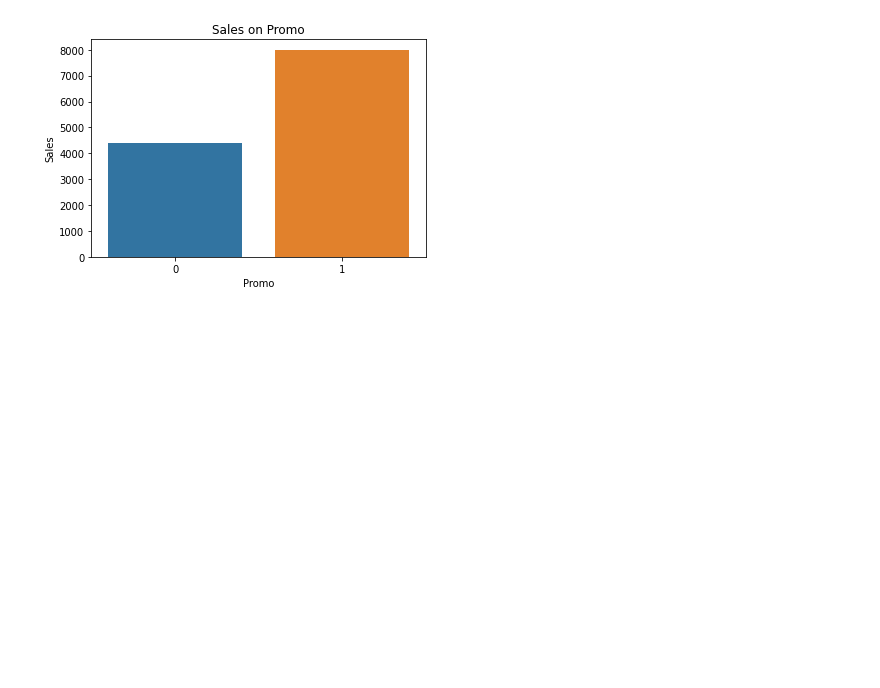
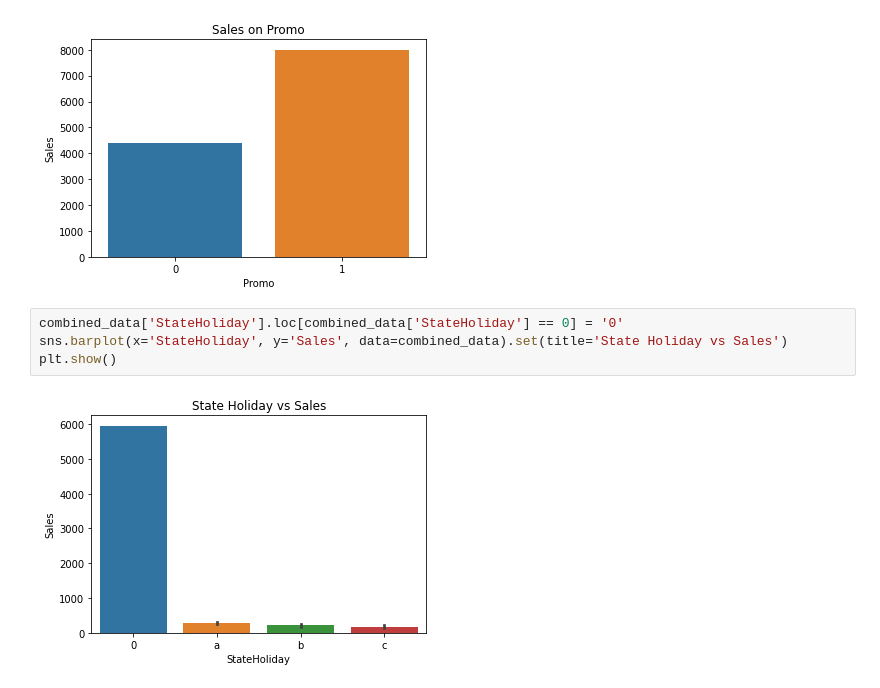
Before and after one commit to pavanibill/Hotel-booking-data-analysis, a Jupyter notebook: Pavani_of_Copy_of_Rossmann_Sales_Prediction_Capstone_Project.ipynb, the cells around one changed output. Drawn from its saved outputs; the diff is of its cells as text; blank space fills up the shorter version.

```diff
--- a/Pavani_of_Copy_of_Rossmann_Sales_Prediction_Capstone_Project.ipynb
+++ b/Pavani_of_Copy_of_Rossmann_Sales_Prediction_Capstone_Project.ipynb
@@ -149,3 +149,9 @@ sns.barplot(x='Promo',y='Sales',data=combined_data).set(title='Sales on Promo')
 # %% [output]
 [Text(0.5, 1.0, 'Sales on Promo')]
 [figure]
+# %%
+combined_data['StateHoliday'].loc[combined_data['StateHoliday'] == 0] = '0'
+sns.barplot(x='StateHoliday', y='Sales', data=combined_data).set(title='State Holiday vs Sales')
+plt.show()
+# %% [output]
+[figure, added]
```
Also changed, not shown: parts of 3 cells of this notebook.
